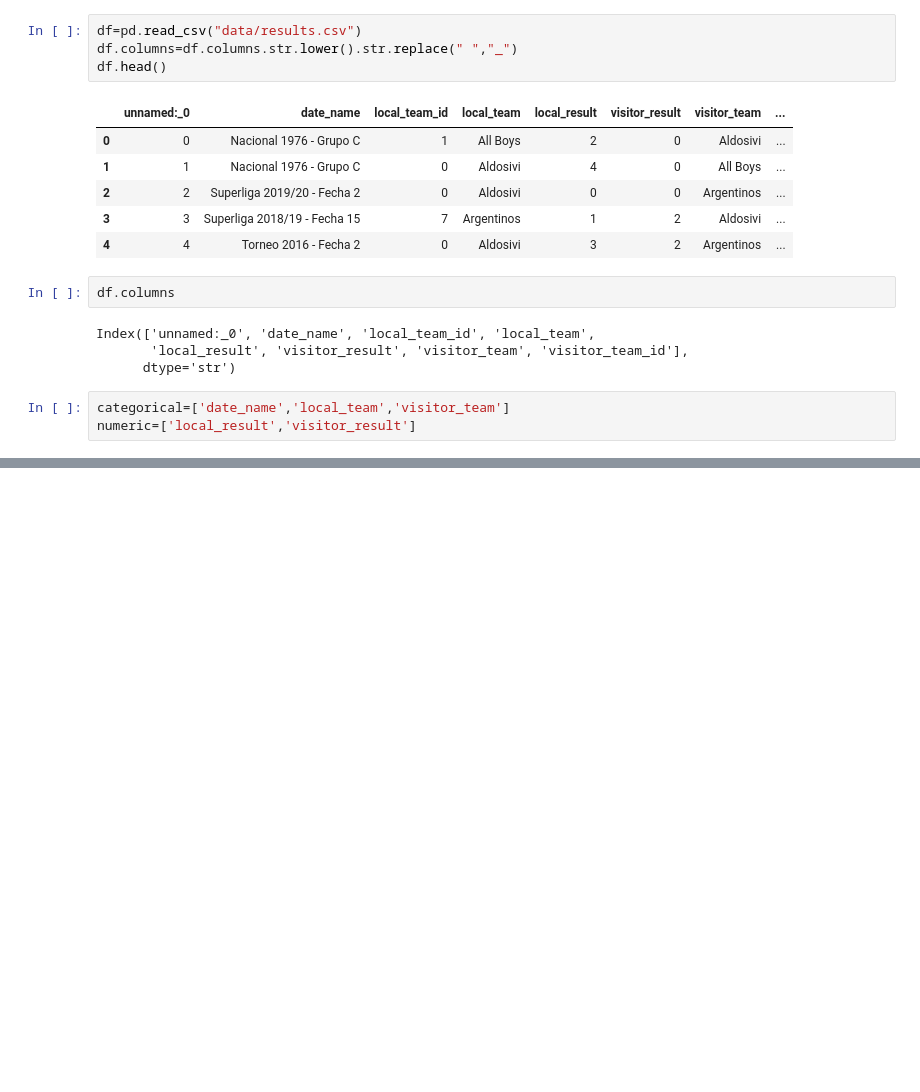
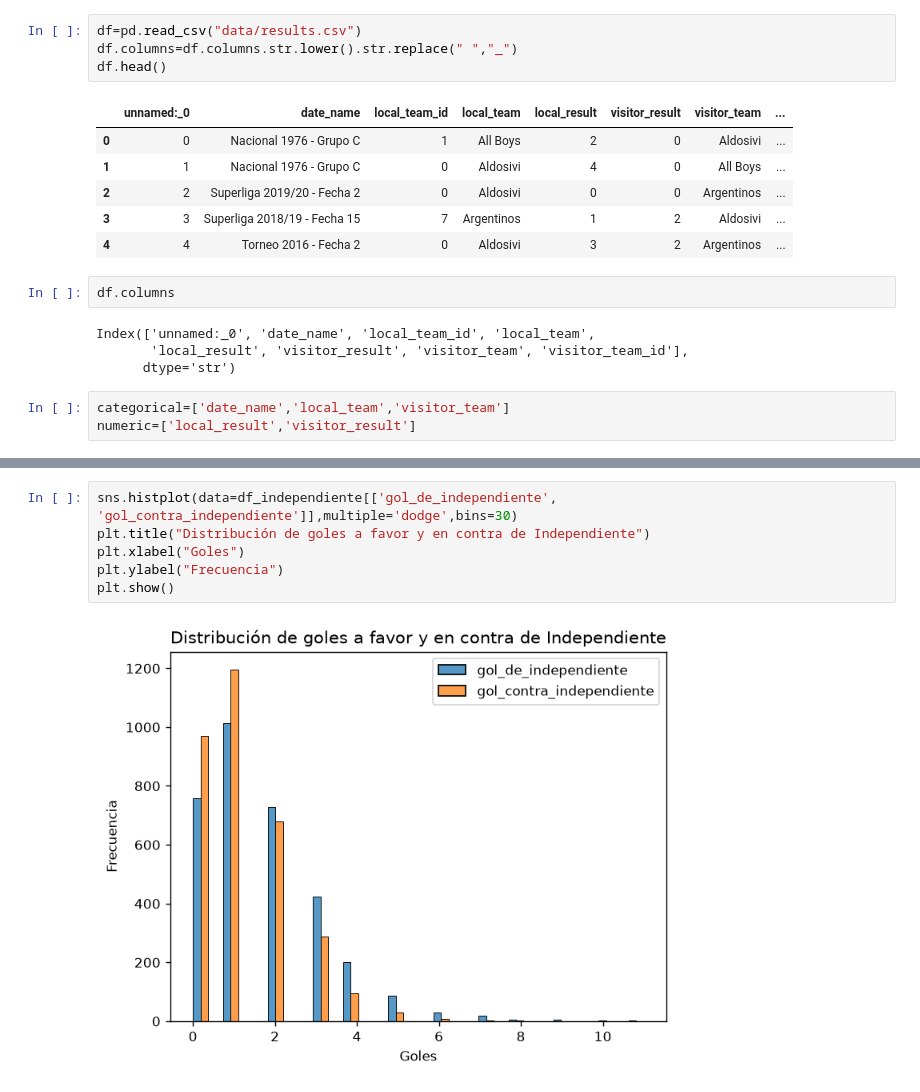
Before and after one commit to rfhfmnn/ml-zoomcamp, a Jupyter notebook: midterm_project/notebook.ipynb, the cells around one changed output, grey strips where cells are left out. Drawn from its saved outputs; the diff is of its cells as text; blank space fills up the shorter version.

```diff
--- a/midterm_project/notebook.ipynb
+++ b/midterm_project/notebook.ipynb
@@ -64 +141,9 @@ sns.histplot(df,x='diferencia_goles')
+# %%
+sns.histplot(data=df_independiente[['gol_de_independiente', 'gol_contra_independiente']],multiple='dodge',bins=30)
+plt.title("Distribución de goles a favor y en contra de Independiente")
+plt.xlabel("Goles")
+plt.ylabel("Frecuencia")
+plt.show()
+# %% [output]
+[figure, added]
 # %%
```
Also changed, not shown: parts of 16 cells of this notebook, 2 other files.
